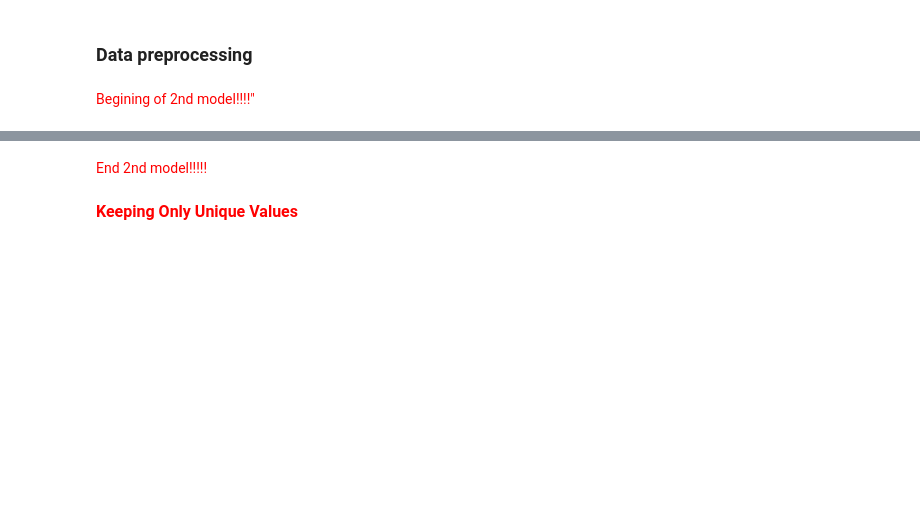
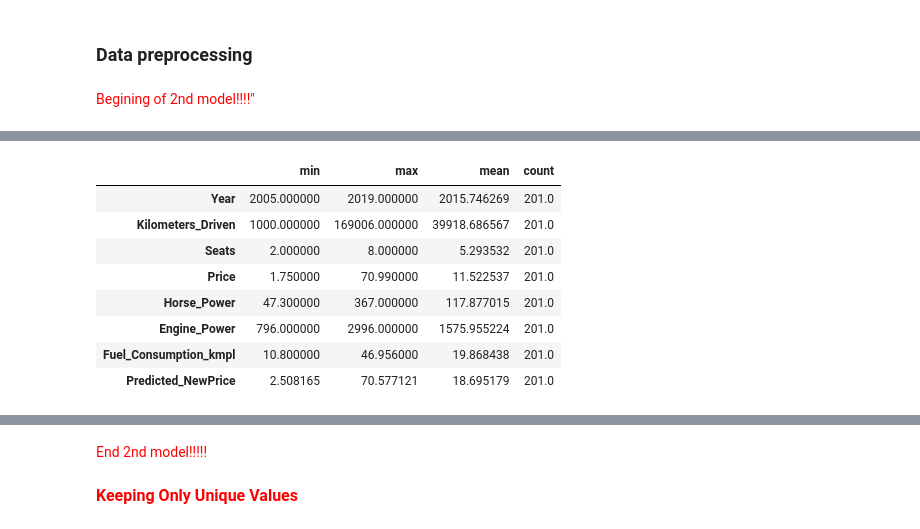
Before and after one commit to RasimBa/Used_Cars_Kaggle, a Jupyter notebook: Used_Cars_Kaggle.ipynb, the cells around one changed output, grey strips where cells are left out. Cells and saved outputs as stored; diff of their text form; code cells hidden in the pictures; blank space fills up the shorter version.

```diff
--- a/Used_Cars_Kaggle.ipynb
+++ b/Used_Cars_Kaggle.ipynb
@@ -358,0 +349,12 @@ array([10.32753837, 66.77774128,  6.9082503 ,  8.13799383,  9.05837688,
+# %%
+X_test.describe().transpose()[['min','max','mean','count']]
+# %% [output]
+|  | min | max | mean | count |
+| Year | 2005.000000 | 2019.000000 | 2015.746269 | 201.0 |
+| Kilometers_Driven | 1000.000000 | 169006.000000 | 39918.686567 | 201.0 |
+| Seats | 2.000000 | 8.000000 | 5.293532 | 201.0 |
+| Price | 1.750000 | 70.990000 | 11.522537 | 201.0 |
+| Horse_Power | 47.300000 | 367.000000 | 117.877015 | 201.0 |
+| Engine_Power | 796.000000 | 2996.000000 | 1575.955224 | 201.0 |
+| Fuel_Consumption_kmpl | 10.800000 | 46.956000 | 19.868438 | 201.0 |
+| Predicted_NewPrice | 2.508165 | 70.577121 | 18.695179 | 201.0 |
```
Also changed, not shown: parts of 13 cells of this notebook.
